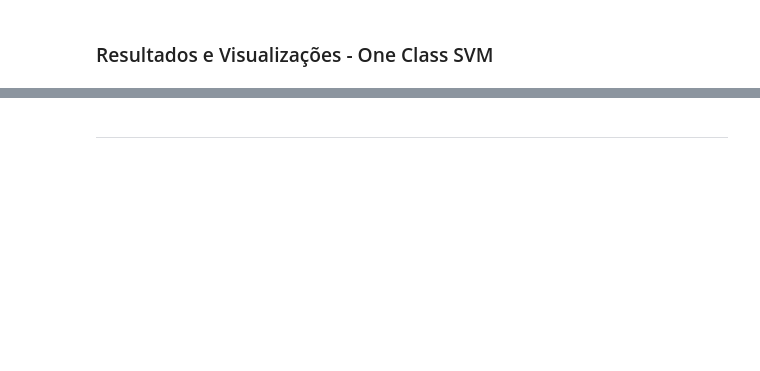
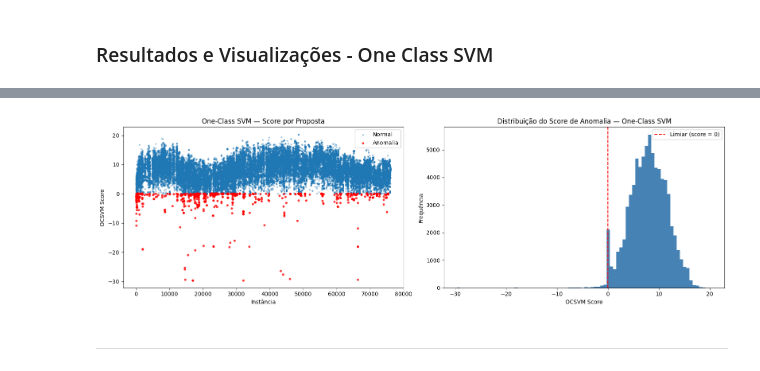
Before and after one commit to leticiagomesilva/Deteccao-Propostas-Anomalas-Licitacoes, a Jupyter notebook: notebooks/08_models.ipynb, the cells around one changed output, grey strips where cells are left out. Saved outputs shown, nothing was run; the diff lists cells and outputs as text; code cells hidden in the pictures; blank space fills up the shorter version.

```diff
--- a/notebooks/08_models.ipynb
+++ b/notebooks/08_models.ipynb
@@ -159,0 +257,16 @@ Total de anomalias detectadas: 762 (1.0%)
+# %%
+scaler = StandardScaler()
+X_scaled = scaler.fit_transform(df[feature_cols])
+
+ocsvm = OneClassSVM(kernel='rbf', nu=0.01, gamma='scale')
+ocsvm.fit(X_scaled)
+
+ocsvm_predictions = ocsvm.predict(X_scaled)
+ocsvm_scores = ocsvm.decision_function(X_scaled)
+
+df['ocsvm_anomaly_score'] = ocsvm_scores
+df['ocsvm_anomaly'] = ocsvm_predictions
+
+print(f"Total de propostas: {len(df)}")
+print(f"Anomalias detectadas (pós normalização): {(df['ocsvm_anomaly'] == -1).sum()} ({(df['ocsvm_anomaly'] == -1).mean():.1%})")
+df['ocsvm_anomaly'].value_counts()
@@ -160,2 +280,28 @@ Total de anomalias detectadas: 762 (1.0%)
+# %%
+fig, axes = plt.subplots(1, 2, figsize=(16, 5))
+
+# Scatter: score × índice
+normal = df[df['ocsvm_anomaly'] == 1]
+anomalies = df[df['ocsvm_anomaly'] == -1]
+
+axes[0].scatter(normal.index, normal['ocsvm_anomaly_score'], label='Normal', alpha=0.3, s=5)
+axes[0].scatter(anomalies.index, anomalies['ocsvm_anomaly_score'], label='Anomalia', alpha=0.7, s=10, color='red')
+axes[0].set_xlabel("Instância")
+axes[0].set_ylabel("OCSVM Score")
+axes[0].set_title("One-Class SVM — Score por Proposta")
+axes[0].legend()
+
+# Histograma
+axes[1].hist(df['ocsvm_anomaly_score'], bins=80, color='steelblue', edgecolor='none')
+axes[1].axvline(0, color='red', linestyle='--', label='Limiar (score = 0)')
+axes[1].set_xlabel("OCSVM Score")
+axes[1].set_ylabel("Frequência")
+axes[1].set_title("Distribuição do Score de Anomalia — One-Class SVM")
+axes[1].legend()
+
+plt.tight_layout()
+plt.show()
+# %% [output]
+[figure, added]
 # %% [markdown]
 ---
```
Also changed, not shown: parts of 7 cells of this notebook.
